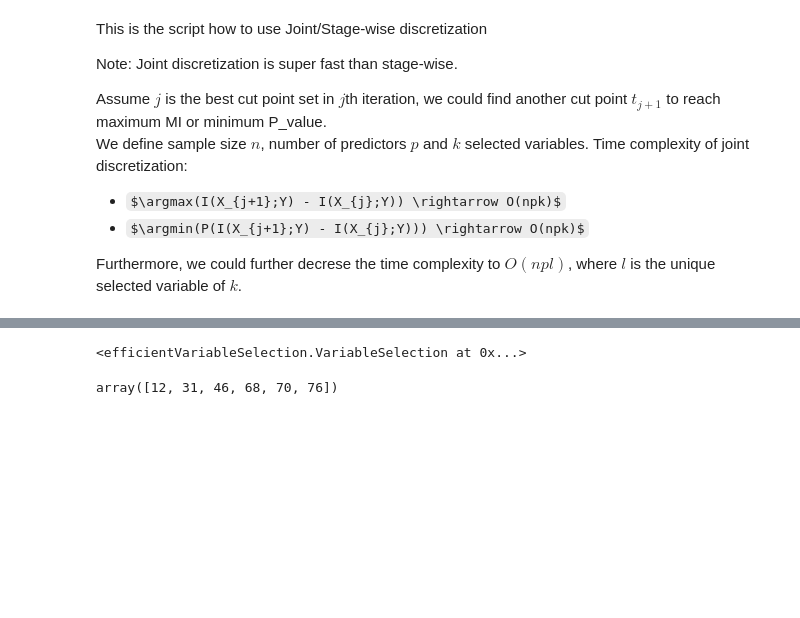
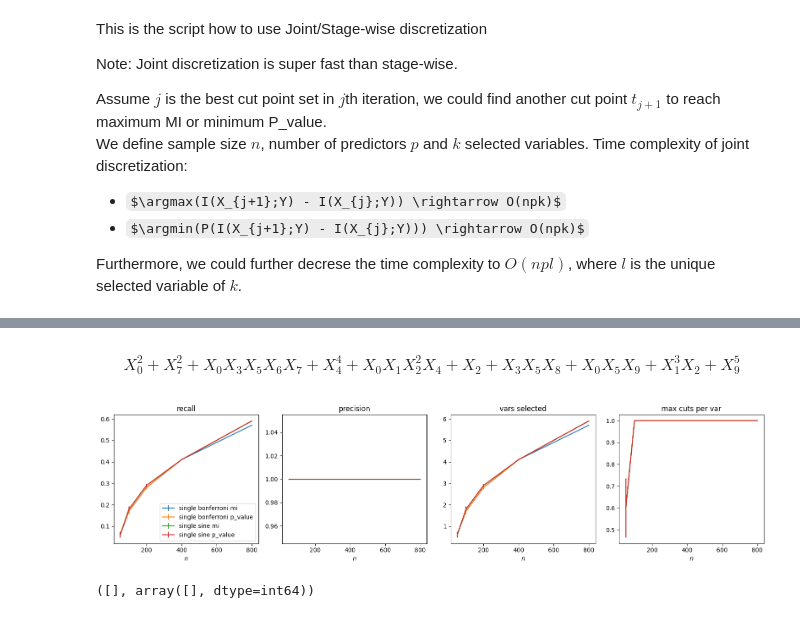
Before and after one commit to YiwenLu-yiwen/PhD, a Jupyter notebook: Discretization/Sample.ipynb, the cells around one changed output, grey strips where cells are left out. Drawn from its saved outputs; the diff is of its cells as text; code cells hidden in the pictures; some formulas as TeX source; blank space fills up the shorter version.

Commit message:
Update sample
data_generator accepts parms to re-generate data
efficientVariableSelection: change delta to alpha and add gamma parameter

```diff
--- a/Discretization/Sample.ipynb
+++ b/Discretization/Sample.ipynb
@@ -13,9 +120,9 @@ Furthermore, we could further decrese the time complexity to $O(npl)$, where $l$
 # %%
 from efficientVariableSelection import VariableSelection
-
+import numpy as np
 from data_generator_v2 import dataGenerator
 
-df_X, y, variable_lst, btrue, formula, all_formulas = dataGenerator(n=200,
+df_X, y, variable_lst, btrue, formula_display, formula_str = dataGenerator(n=200,
                                                     rho = 0.8,
                                                     p = 100,
                                                     r = 10,
@@ -26,13 +133,35 @@ df_X, y, variable_lst, btrue, formula, all_formulas = dataGenerator(n=200,
                                                     SNR = 10,
                                                     random_state = 0,
                                                     model = 'binomial').sample()
+
+formula_display
+# %% [output]
+$$X_{0}^2+X_{7}^2+X_{0}X_{3}X_{5}X_{6}X_{7}+X_{4}^4+X_{0}X_{1}X_{2}^2X_{4}+X_{2}+X_{3}X_{5}X_{8}+X_{0}X_{5}X_{9}+X_{1}^3X_{2}+X_{9}^5$$
+# %%
+from matplotlib import pyplot as plt
+
+def plot_prec_rec_results(experiment):
+    _, axs = plt.subplots(1, 4, figsize=(16, 4), tight_layout=True, sharex=True)
+    for i in range(len(methods)):
+        axs[0].errorbar(ns, experiment.rec_[i, :, :].mean(axis=0), 1.96*experiment.rec_[i, :, :].std(axis=0)/ns**0.5, label=names[i])
+        axs[1].errorbar(ns, experiment.prec_[i, :, :].mean(axis=0), 1.96*experiment.prec_[i, :, :].std(axis=0)/ns**0.5, label=names[i])
+        axs[2].errorbar(ns, experiment.num_selected_[i, :, :].mean(axis=0), 1.96*experiment.num_selected_[i, :, :].std(axis=0)/ns**0.5, label=names[i])
+        axs[3].errorbar(ns, experiment.max_num_cuts_[i, :, :].mean(axis=0), 1.96*experiment.max_num_cuts_[i, :, :].std(axis=0)/ns**0.5, label=names[i])
+    for i in range(4):
+        axs[i].set_xlabel('$n$')
+    axs[0].set_title('recall')
+    axs[1].set_title('precision')
+    axs[2].set_title('vars selected')
+    axs[3].set_title('max cuts per var')
+    axs[0].legend()
+# %%
+plot_prec_rec_results(precision_recall_exp)
+plt.show()
+# %% [output]
+[figure, added]
 # %%
-# With maximum MI
-variable_selection = VariableSelection(delta=0.05, base='mi', criteria='orginal', num_cutpoints=None)
-variable_selection.fit(df_X.values, y)
+# With maximum MI and no correction alpha
+variable_selection_org = VariableSelection(alpha=0.05, base='mi', criteria='Bonferroni_duplicate', gamma=0.4)
+variable_selection_org, binnings_org = variable_selection_org.fit(df_X.values, y)
+# (dimensions, p-value)
+binnings_org.dim_p_value_ , variable_selection_org.selected_
-# %% [output]
-<efficientVariableSelection.VariableSelection at 0x...>
-# %%
-variable_selection.selected_
-# %% [output]
-array([12, 31, 46, 68, 70, 76])
@@ -38,0 +173,6 @@ array([12, 31, 46, 68, 70, 76])
+# %%
+variable_selection_bonf_p_value = VariableSelection(alpha=0.05, base='p_value', criteria='sine_duplicate', gamma=0.4)
+variable_selection_bonf_p_value, binnings_bonf_p_value = variable_selection_bonf_p_value.fit(df_X.values, y)
+binnings_bonf_p_value.dim_p_value_, variable_selection_bonf_p_value.selected_
+# %% [output]
+([], array([], dtype=int64))
```
Also changed, not shown: parts of 3 cells of this notebook, 3 other files.
